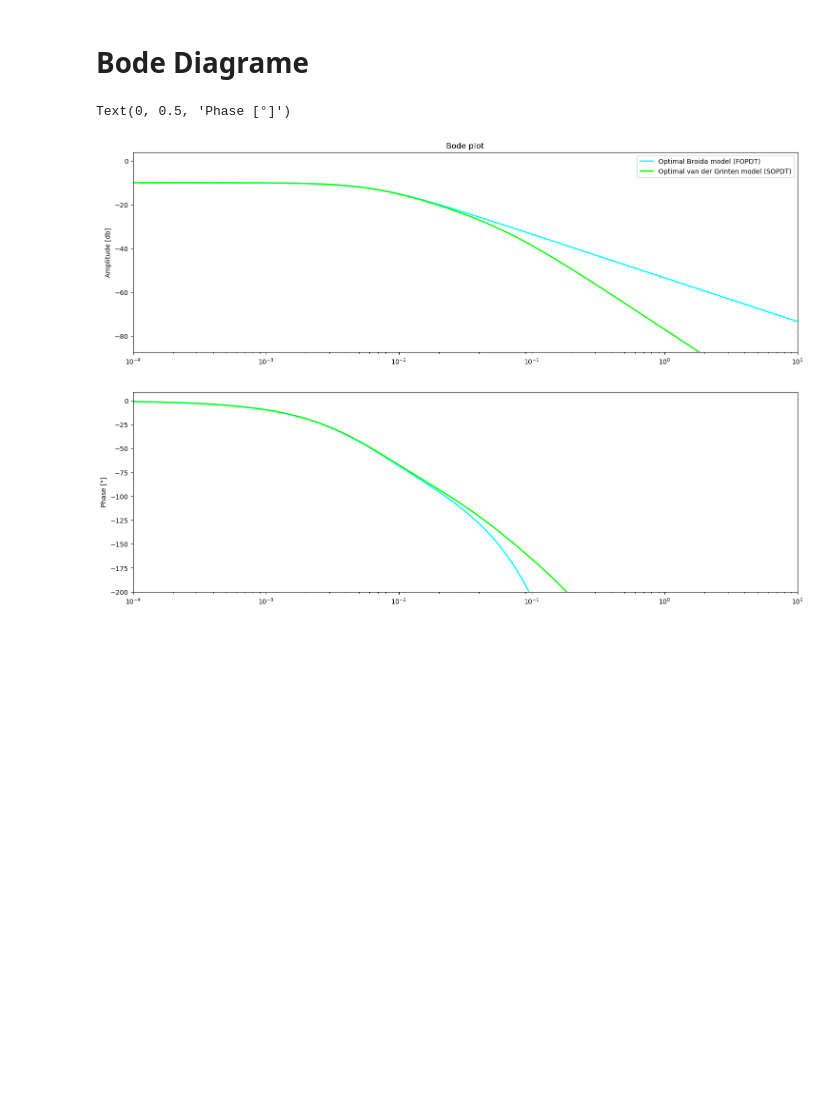
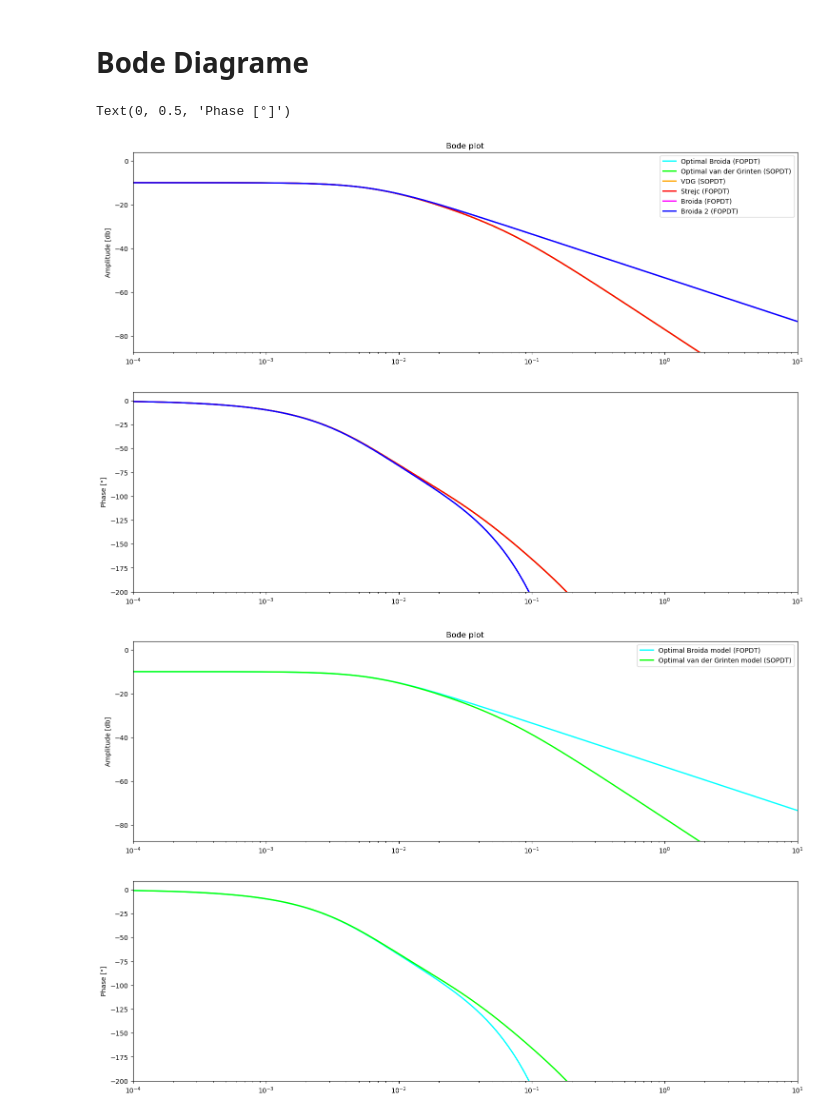
Before and after one commit to theoGstr/Labo3_Control_Theory, a Jupyter notebook: Simulation_OLP.ipynb, the cells around one changed output. Saved outputs shown, nothing was run; the diff lists cells and outputs as text; code cells hidden in the pictures; blank space fills up the shorter version.

```diff
--- a/Simulation_OLP.ipynb
+++ b/Simulation_OLP.ipynb
@@ -214,42 +214,82 @@ plt.xlim([0, np.max(tm)])
 # %%
 # Frequency response
 P_FOPDTOPT = Process({})
-P_FOPDTOPT.parameters['Kp'] = Kp_FOPDTOPT
+P_FOPDTOPT.parameters['Kp']    = Kp_FOPDTOPT
 P_FOPDTOPT.parameters['Tlag1'] = T_FOPDTOPT
 P_FOPDTOPT.parameters['theta'] = theta_FOPDTOPT
 
 # Frequency response
 P_SOPDTOPT = Process({})
-P_SOPDTOPT.parameters['Kp'] = Kp_SOPDTOPT
+P_SOPDTOPT.parameters['Kp']    = Kp_SOPDTOPT
 P_SOPDTOPT.parameters['Tlag1'] = T1_SOPDTOPT
 P_SOPDTOPT.parameters['Tlag2'] = T2_SOPDTOPT
 P_SOPDTOPT.parameters['theta'] = theta_SOPDTOPT
 
+# Frequency response
+P_SOPDTVDG = Process({})
+P_SOPDTVDG.parameters['Kp']    = Kp_SOPDTOPT
+P_SOPDTVDG.parameters['Tlag1'] = T1_SOPDTOPT
+P_SOPDTVDG.parameters['Tlag2'] = T2_SOPDTOPT
+P_SOPDTVDG.parameters['theta'] = theta_SOPDTOPT
+
+# Frequency response
+P_FOPDTStrejc = Process({})
+P_FOPDTStrejc.parameters['Kp']    = Kp_SOPDTOPT
+P_FOPDTStrejc.parameters['Tlag1'] = T1_SOPDTOPT
+P_FOPDTStrejc.parameters['Tlag2'] = T2_SOPDTOPT
+P_FOPDTStrejc.parameters['theta'] = theta_SOPDTOPT
+
+# Frequency response
+P_FOPDTBR = Process({})
+P_FOPDTBR.parameters['Kp']    = Kp_FOPDTOPT
+P_FOPDTBR.parameters['Tlag1'] = T_FOPDTOPT
+P_FOPDTBR.parameters['theta'] = theta_FOPDTOPT
+
+# Frequency response
+P_FOPDTBR2 = Process({})
+P_FOPDTBR2.parameters['Kp']    = Kp_FOPDTOPT
+P_FOPDTBR2.parameters['Tlag1'] = T_FOPDTOPT
+P_FOPDTBR2.parameters['theta'] = theta_FOPDTOPT
+
 omega = np.logspace(-4, 1, 10000)
-Ps_FOPDTOPT = Bode(P_FOPDTOPT,omega,False) # Optimal Broida
-Ps_SOPDTOPT = Bode(P_SOPDTOPT,omega,False) # Optimal van der Grinten
+Ps_FOPDTOPT    = Bode(P_FOPDTOPT,    omega, False)
+Ps_SOPDTOPT    = Bode(P_SOPDTOPT,    omega, False)
+Ps_SOPDTVDG    = Bode(P_SOPDTVDG,    omega, False)
+Ps_FOPDTStrejc = Bode(P_FOPDTStrejc, omega, False)
+Ps_FOPDTBR     = Bode(P_FOPDTBR,     omega, False)
+Ps_FOPDTBR2    = Bode(P_FOPDTBR2,    omega, False)
 
-plt.figure(figsize = (18,12))
+plt.figure(figsize=(18, 12))
 
-plt.subplot(2,1,1)
+plt.subplot(2, 1, 1)
 gain_min = np.min(20*np.log10(np.abs(Ps_FOPDTOPT)/5))
 gain_max = np.max(20*np.log10(np.abs(Ps_FOPDTOPT)*5))
-plt.semilogx(omega,20*np.log10(np.abs(Ps_FOPDTOPT)),'cyan',linewidth=2,label='Optimal Broida model (FOPDT)')
-plt.semilogx(omega,20*np.log10(np.abs(Ps_SOPDTOPT)),'lime',linewidth=2,label='Optimal van der Grinten model (SOPDT)')
+plt.semilogx(omega, 20*np.log10(np.abs(Ps_FOPDTOPT)),    'cyan',    linewidth=2, label='Optimal Broida (FOPDT)')
+plt.semilogx(omega, 20*np.log10(np.abs(Ps_SOPDTOPT)),    'lime',    linewidth=2, label='Optimal van der Grinten (SOPDT)')
+plt.semilogx(omega, 20*np.log10(np.abs(Ps_SOPDTVDG)),    'orange',  linewidth=2, label='VDG (SOPDT)')
+plt.semilogx(omega, 20*np.log10(np.abs(Ps_FOPDTStrejc)), 'red',     linewidth=2, label='Strejc (FOPDT)')
+plt.semilogx(omega, 20*np.log10(np.abs(Ps_FOPDTBR)),     'magenta', linewidth=2, label='Broida (FOPDT)')
+plt.semilogx(omega, 20*np.log10(np.abs(Ps_FOPDTBR2)),    'blue',    linewidth=2, label='Broida 2 (FOPDT)')
 plt.xlim([np.min(omega), np.max(omega)])
 plt.ylim([gain_min, gain_max])
-plt.ylabel('Amplitude [db]')
+plt.ylabel('Amplitude [dB]')
 plt.title('Bode plot')
 plt.legend(loc='best')
 
-plt.subplot(2,1,2)
+plt.subplot(2, 1, 2)
 ph_min = np.min((180/np.pi)*np.unwrap(np.angle(Ps_FOPDTOPT))) - 10
 ph_max = np.max((180/np.pi)*np.unwrap(np.angle(Ps_FOPDTOPT))) + 10
-plt.semilogx(omega, (180/np.pi)*np.unwrap(np.angle(Ps_FOPDTOPT)),'cyan',linewidth=2)
-plt.semilogx(omega, (180/np.pi)*np.unwrap(np.angle(Ps_SOPDTOPT)),'lime',linewidth=2)
+plt.semilogx(omega, (180/np.pi)*np.unwrap(np.angle(Ps_FOPDTOPT)),    'cyan',    linewidth=2, label='Optimal Broida (FOPDT)')
+plt.semilogx(omega, (180/np.pi)*np.unwrap(np.angle(Ps_SOPDTOPT)),    'lime',    linewidth=2, label='Optimal van der Grinten (SOPDT)')
+plt.semilogx(omega, (180/np.pi)*np.unwrap(np.angle(Ps_SOPDTVDG)),    'orange',  linewidth=2, label='VDG (SOPDT)')
+plt.semilogx(omega, (180/np.pi)*np.unwrap(np.angle(Ps_FOPDTStrejc)), 'red',     linewidth=2, label='Strejc (FOPDT)')
+plt.semilogx(omega, (180/np.pi)*np.unwrap(np.angle(Ps_FOPDTBR)),     'magenta', linewidth=2, label='Broida (FOPDT)')
+plt.semilogx(omega, (180/np.pi)*np.unwrap(np.angle(Ps_FOPDTBR2)),    'blue',    linewidth=2, label='Broida 2 (FOPDT)')
 plt.xlim([np.min(omega), np.max(omega)])
 plt.ylim([np.max([ph_min, -200]), ph_max])
 plt.ylabel('Phase [°]')
+plt.legend(loc='best')
 # %% [output]
 Text(0, 0.5, 'Phase [°]')
-[figure, old version]
+[figure, new version]
+[figure, added]
```
Also changed, not shown: parts of 2 cells of this notebook.
